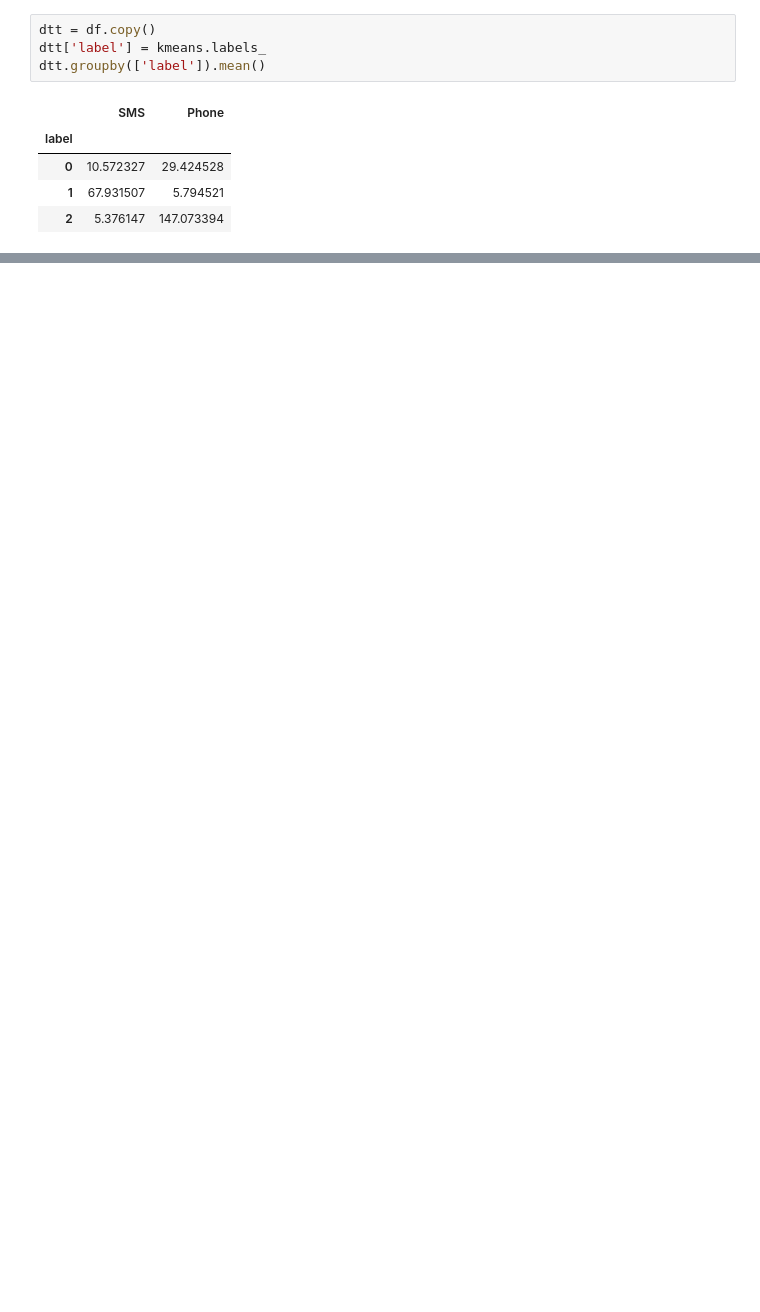
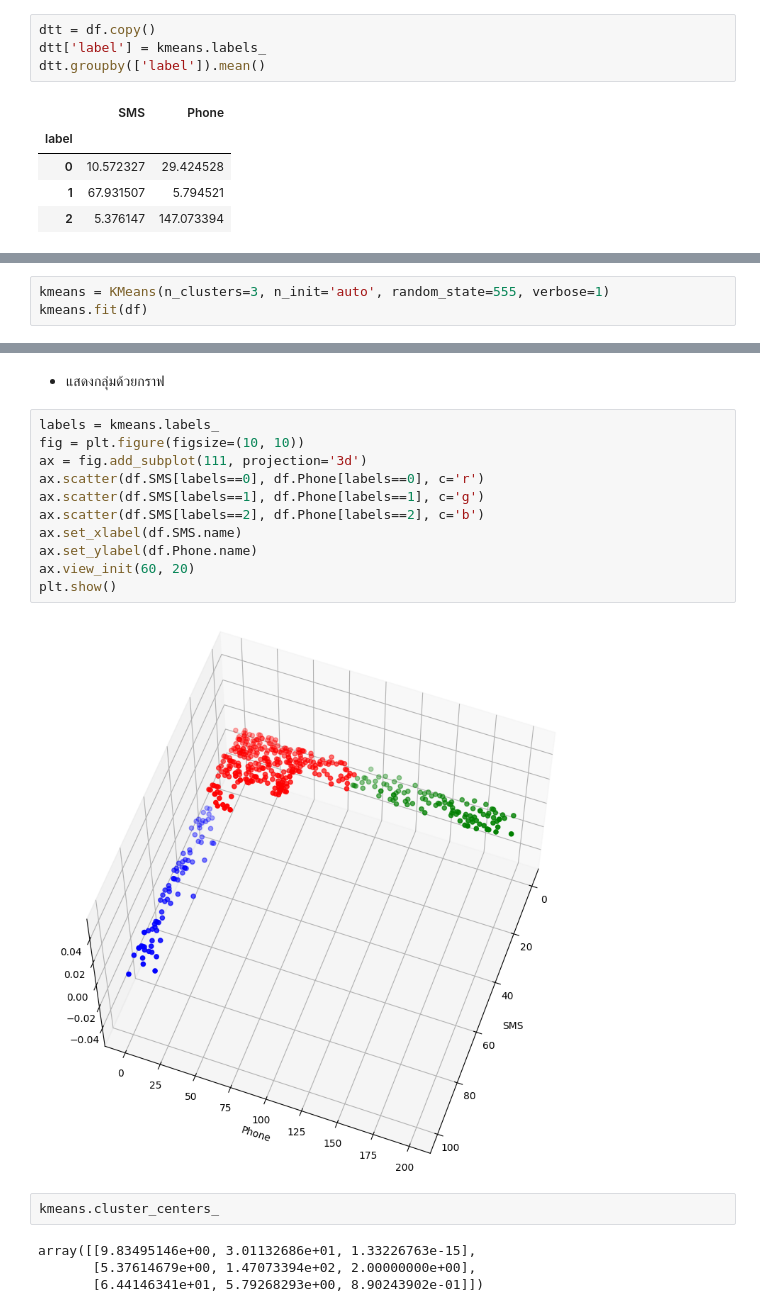
Before and after one commit to mill-ornrakorn/Intermediate-Data-Science--2nd-gen--by-TU-RAC, a Jupyter notebook: 6. Assignment/6.1 Mini Project Machine Learning Algorithm/อรกร_เมฆชัยพร_Clustering_KMeans.ipynb, the cells around one changed output, grey strips where cells are left out. Drawn from its saved outputs; the diff is of its cells as text; blank space fills up the shorter version.

```diff
--- a/6. Assignment/6.1 Mini Project Machine Learning Algorithm/อรกร_เมฆชัยพร_Clustering_KMeans.ipynb
+++ b/6. Assignment/6.1 Mini Project Machine Learning Algorithm/อรกร_เมฆชัยพร_Clustering_KMeans.ipynb
@@ -300,0 +384,3 @@ dtt.groupby(['label']).mean()
+# %%
+kmeans = KMeans(n_clusters=3, n_init='auto', random_state=555, verbose=1)
+kmeans.fit(df)
@@ -300,0 +417,21 @@ dtt.groupby(['label']).mean()
+# %% [markdown]
+- แสดงกลุ่มด้วยกราฟ
+# %%
+labels = kmeans.labels_
+fig = plt.figure(figsize=(10, 10))
+ax = fig.add_subplot(111, projection='3d')
+ax.scatter(df.SMS[labels==0], df.Phone[labels==0], c='r')
+ax.scatter(df.SMS[labels==1], df.Phone[labels==1], c='g')
+ax.scatter(df.SMS[labels==2], df.Phone[labels==2], c='b')
+ax.set_xlabel(df.SMS.name)
+ax.set_ylabel(df.Phone.name)
+ax.view_init(60, 20)
+plt.show()
+# %% [output]
+[figure, added]
+# %%
+kmeans.cluster_centers_
+# %% [output]
+array([[9.83495146e+00, 3.01132686e+01, 1.33226763e-15],
+       [5.37614679e+00, 1.47073394e+02, 2.00000000e+00],
+       [6.44146341e+01, 5.79268293e+00, 8.90243902e-01]])
```
Also changed, not shown: parts of 29 cells of this notebook, 5 other files.
